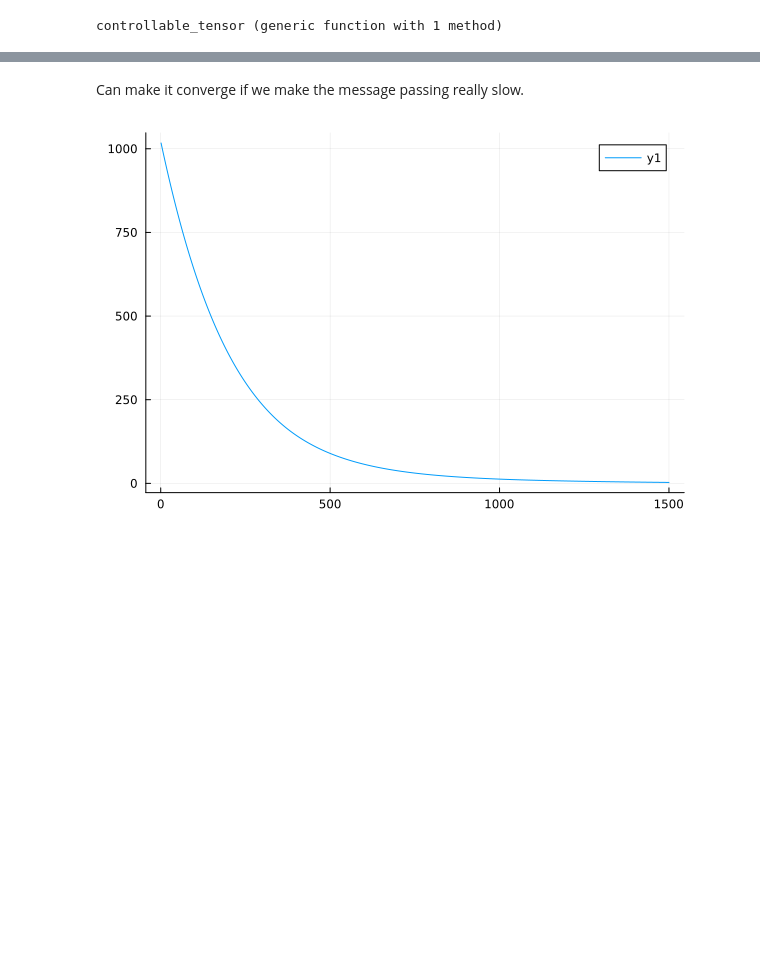
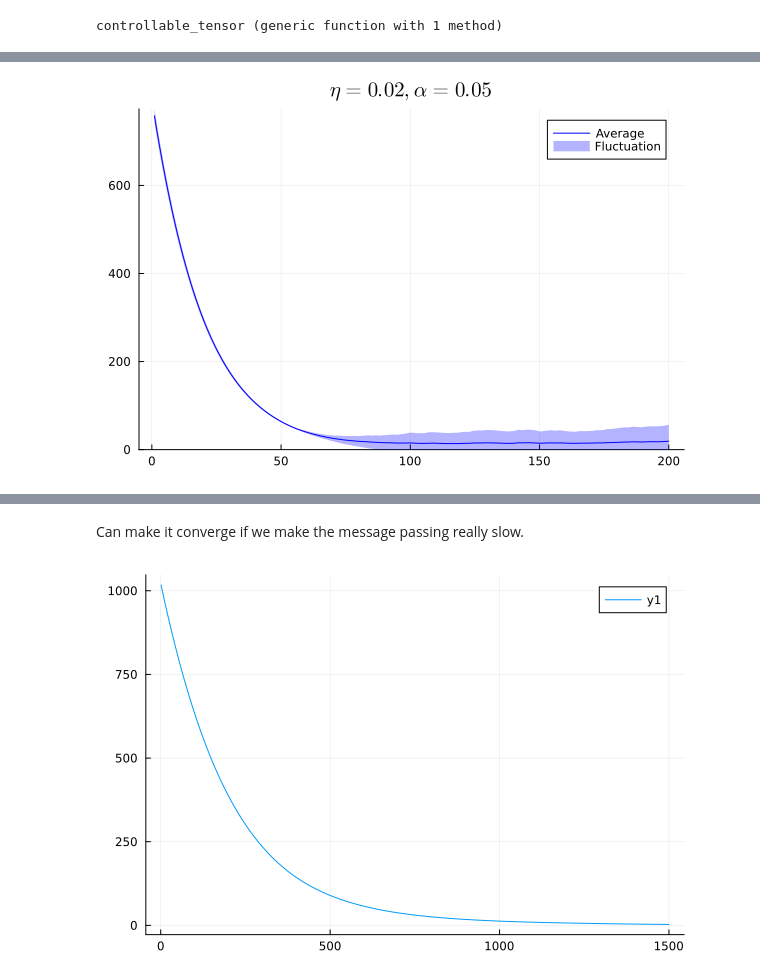
Before and after one commit to siddhant-midha/TNBP, a Jupyter notebook: convergence.ipynb, the cells around one changed output, grey strips where cells are left out. Cells and saved outputs as stored; diff of their text form; code cells hidden in the pictures; blank space fills up the shorter version.

```diff
--- a/convergence.ipynb
+++ b/convergence.ipynb
@@ -74,0 +430,17 @@ Only rank-1 objects, no annealing, no noise injection. Converges.
+# %%
+noise = .0001
+tensors = peps_controllable(N,T;η=η,ti=ti,orthog=orthog,noise=noise)
+adj_mat, edges, links = BP.get_adj_mat(tensors)
+messages = BP.get_messages(tensors,edges,links)
+# messages, arr = BP.message_passing(tensors,messages,edges,links,adj_mat;α=annealing,max_iters=maxiter,diagnose=true,normalise=false)
+# print(messages[1,2])
+e = rand(edges)
+v1, v2 = e
+# @assert norm(messages[v1,v2]) > 1e-12 "messages decaying to zero!"
+update = tensors[v1]
+for nbr in BP.get_nbrs(adj_mat, v1)
+    if nbr != v2
+        update = update * messages[nbr,v1]
+    end
+end
+println(norm(update - ITensor([1,1]./sqrt(2),inds(update)[1])))
@@ -74,0 +466,52 @@ Only rank-1 objects, no annealing, no noise injection. Converges.
+# %%
+nsamp = 25
+N = 24
+T = 24
+maxiter = 200
+# message_diagnosis = zeros(Float64,maxiter)
+message_diagnosis_samples = zeros(Float64, nsamp, maxiter)
+η = 0.02
+annealing = .05
+ti = false
+orthog = false
+
+@showprogress for samp = 1:nsamp
+    tensors = peps_controllable(N,T;η=η,ti=ti,orthog=orthog)
+    adj_mat, edges, links = BP.get_adj_mat(tensors)
+    messages = BP.get_messages(tensors,edges,links)
+    messages, arr = BP.message_passing(tensors,messages,edges,links,adj_mat;α=annealing,max_iters=maxiter,diagnose=true,normalise=true)
+    # message_diagnosis = message_diagnosis .+ pad_with_zeros(Float64.(arr),maxiter)
+    message_diagnosis_samples[samp, :] = pad_with_zeros(Float64.(arr), maxiter)
+end
+
+mean_diagnosis = mean(message_diagnosis_samples, dims=1)
+fluctuations = std(message_diagnosis_samples, dims=1)
+
+
+# plot(
+#     collect(1:maxiter),
+#     (mean_diagnosis)[1,:],
+#     ribbon=max.((fluctuations)[1,:],0.0),
+#     title=L"\eta = %$η, \alpha = %$annealing",
+#     label="Average ± Fluctuation"
+# )
+
+
+x = collect(1:maxiter)
+y = (mean_diagnosis)[1, :]
+fluct = (fluctuations)[1, :]
+
+upper = y .+ fluct
+lower = max.(y .- fluct, 0.0)  # Cap at zero
+
+# Plot the mean line
+plot(x, y, label="Average", color=:blue)
+
+# Fill the area between upper and lower
+plot!(x, upper, fillrange=lower, fillalpha=0.3, label="Fluctuation", color=:blue,linecolor=:transparent)
+
+# Optional: Set y-axis lower limit to zero for extra safety
+ylims!((0, :auto))
+title!(L"\eta = %$η, \alpha = %$annealing")
+# %% [output]
+[figure, added]
```
Also changed, not shown: parts of 21 cells of this notebook, 4 other files.
